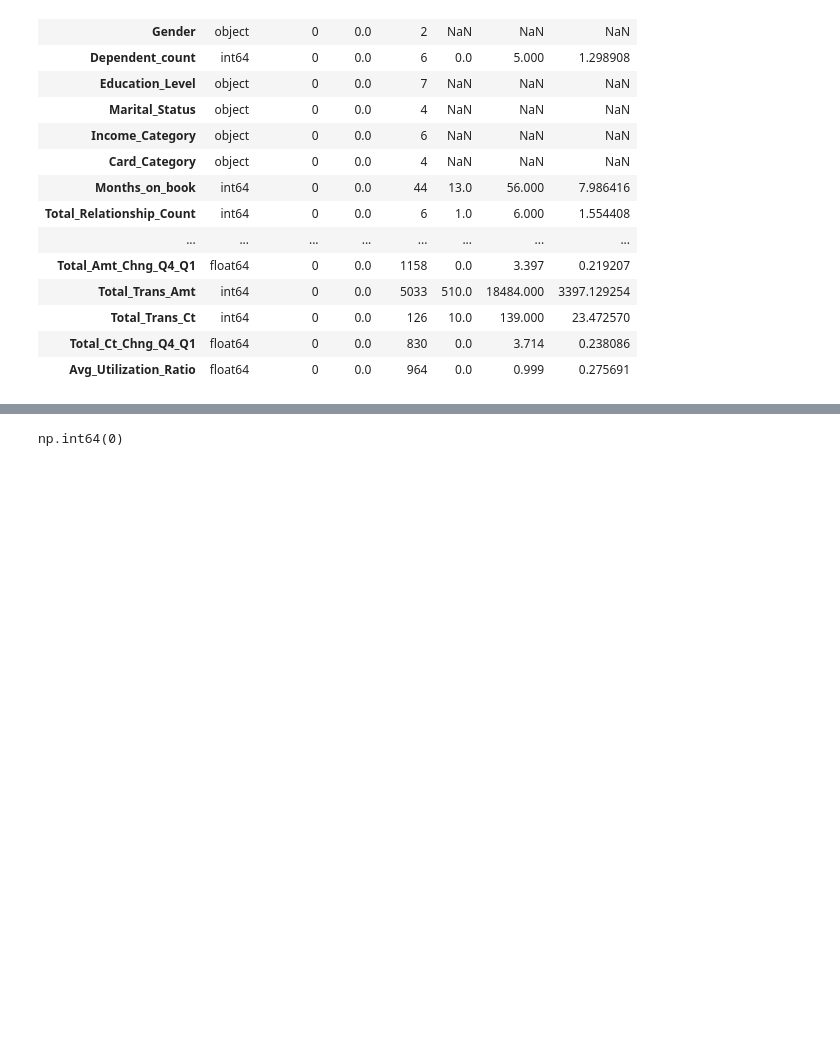
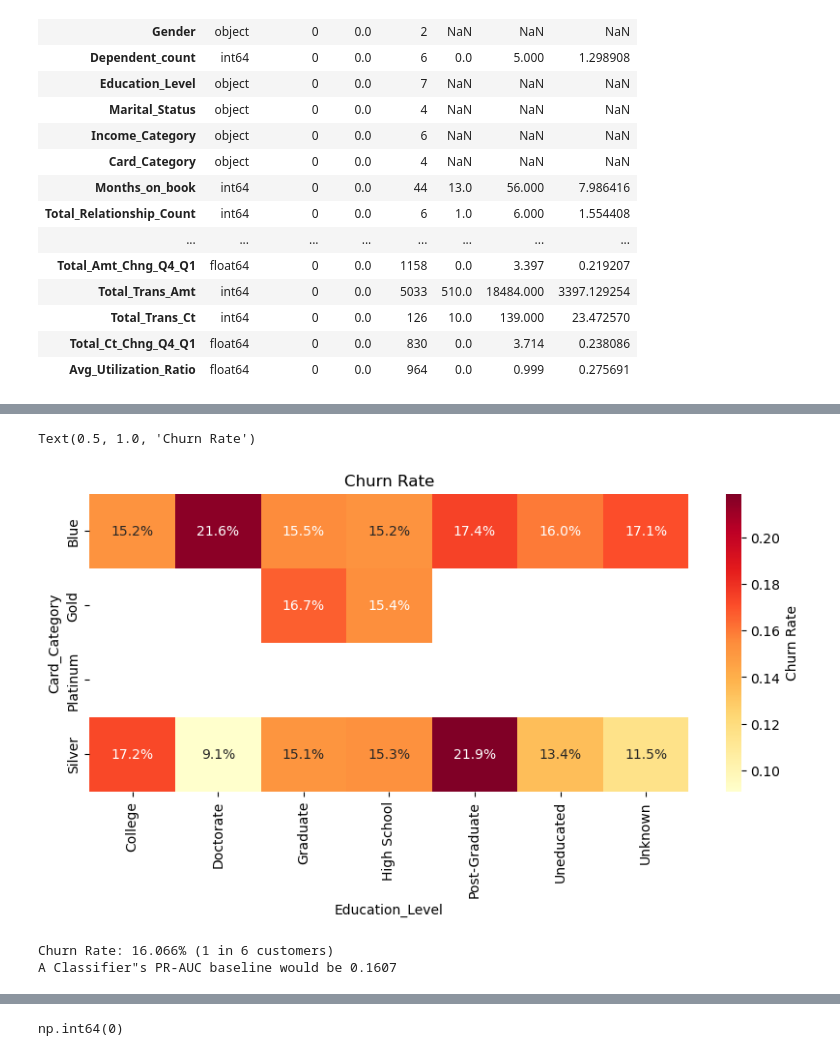
Before and after one commit to kidnextdoor57/Credit-Card-Churn-Prediction, a Jupyter notebook: credit_card_churn.ipynb, the cells around one changed output, grey strips where cells are left out. Cells and saved outputs as stored; diff of their text form; code cells hidden in the pictures; blank space fills up the shorter version.

```diff
--- a/credit_card_churn.ipynb
+++ b/credit_card_churn.ipynb
@@ -130,0 +184,26 @@ df
+# %%
+#SHOWING CHURN RATE OF Education Level AND CARD CATEGORY
+rate = df.pivot_table(index = 'Card_Category',
+                      columns = 'Education_Level',
+                      values = 'is_churn',
+                      aggfunc = 'mean')
+
+cnd = df.pivot_table(index = 'Card_Category',
+                     columns = 'Education_Level',
+                     values = 'is_churn',
+                     aggfunc = 'count')
+fig, ax = plt.subplots(figsize = (10, 4))
+sns.heatmap(rate.where(cnd >= 20), annot = True, fmt = '.1%', cmap = 'YlOrRd', cbar_kws = {'label': 'Churn Rate'}, ax = ax)
+ax.set_title('Churn Rate')
+# %% [output]
+Text(0.5, 1.0, 'Churn Rate')
+[figure, added]
+# %%
+vc = df['is_churn'].value_counts().sort_index()
+target_summary = pd.DataFrame({'transactions':vc, 'share_percentage': vc/ len(df)*100}, index= vc.index)
+
+print(f'Churn Rate: {df['is_churn'].mean():.3%} (1 in {1/df['is_churn'].mean():,.0f} customers)')
+print(f'A Classifier"s PR-AUC baseline would be {df['is_churn'].mean():.4f}')
+# %% [output]
+Churn Rate: 16.066% (1 in 6 customers)
+A Classifier"s PR-AUC baseline would be 0.1607
```
Also changed, not shown: parts of 17 cells of this notebook.
